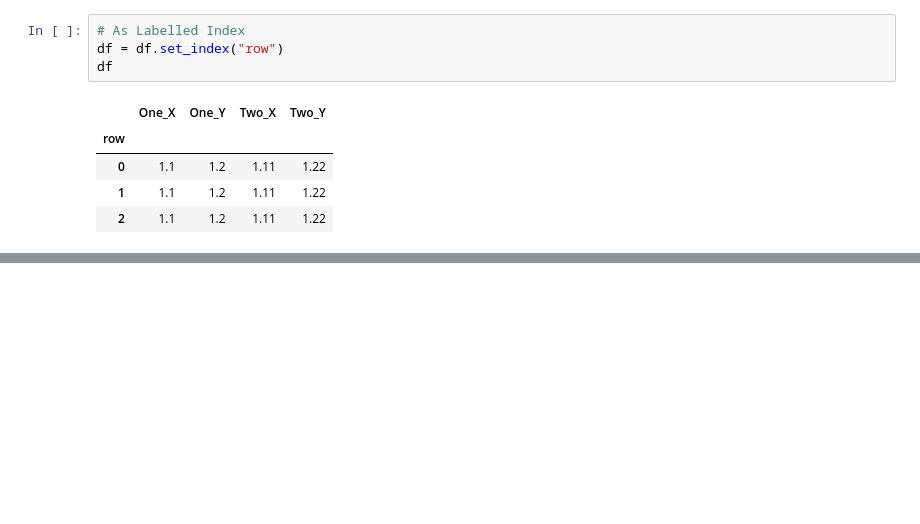
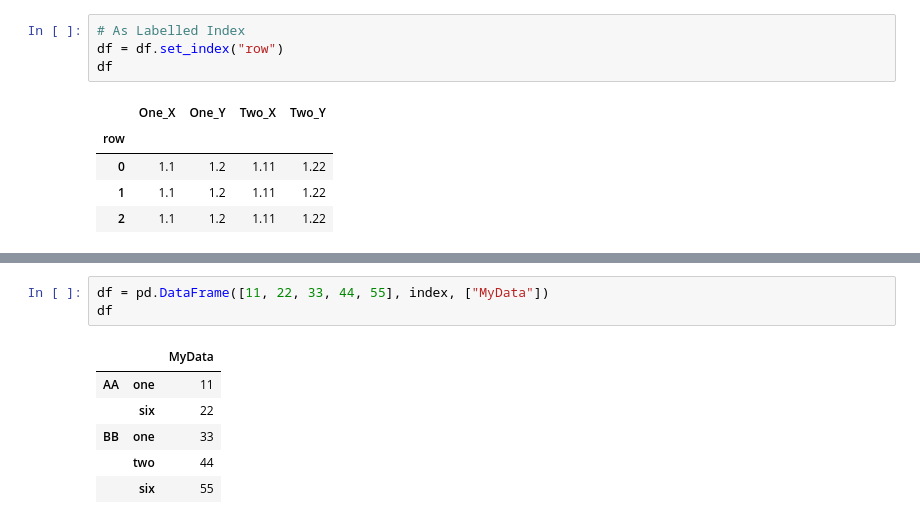
Before and after one commit to onlyabhilash/Feature-Engg, a Jupyter notebook: Pandas/Cooking.ipynb, the cells around one changed output, grey strips where cells are left out. Cells and saved outputs as stored; diff of their text form; blank space fills up the shorter version.

```diff
--- a/Pandas/Cooking.ipynb
+++ b/Pandas/Cooking.ipynb
@@ -437,0 +452,10 @@ df
+# %%
+df = pd.DataFrame([11, 22, 33, 44, 55], index, ["MyData"])
+df
+# %% [output]
+|  |  | MyData |
+| AA | one | 11 |
+|  | six | 22 |
+| BB | one | 33 |
+|  | two | 44 |
+|  | six | 55 |
```
Also changed, not shown: parts of 18 cells of this notebook.
